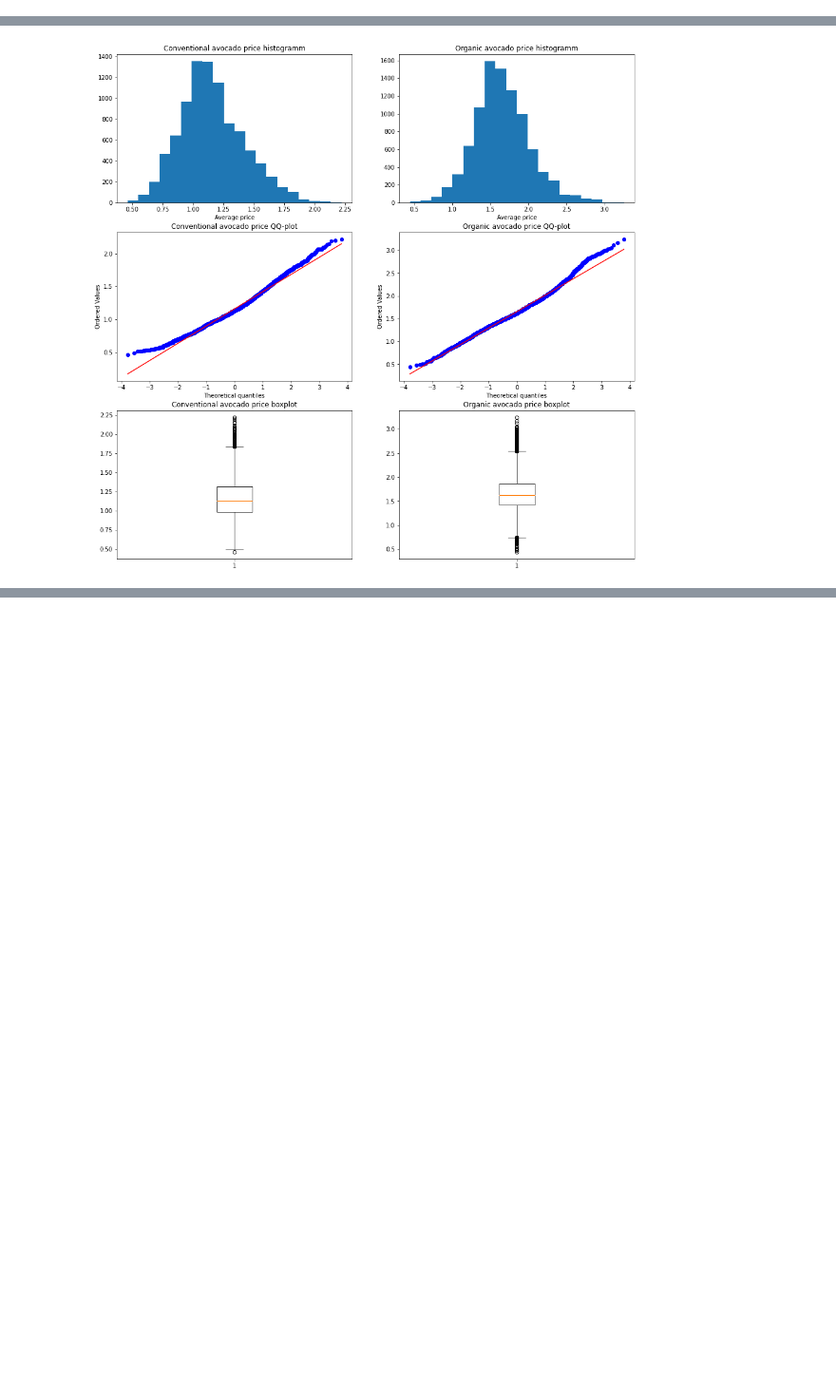
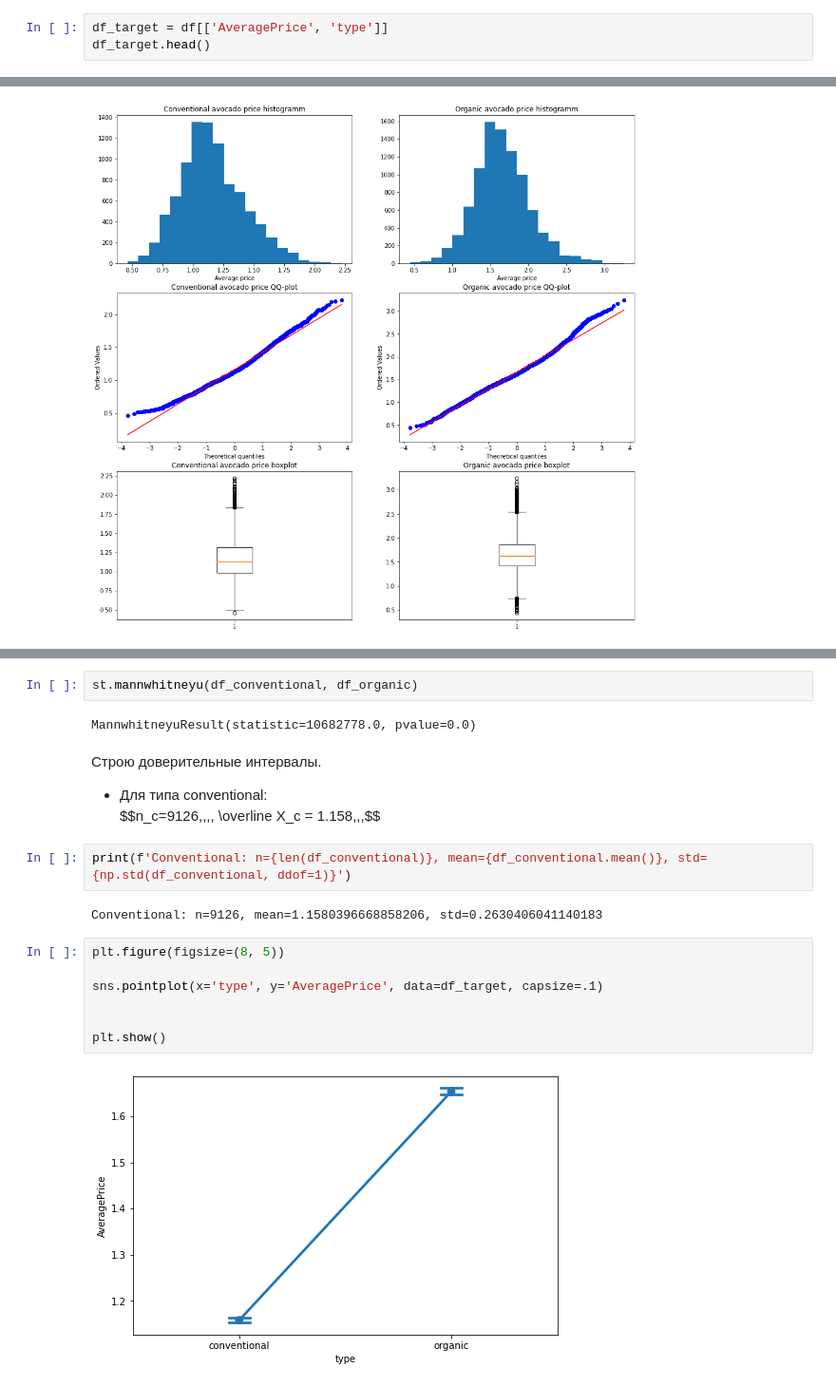
Before and after one commit to AntonyVasilev/Probability-theory-and-Math-statistics, a Jupyter notebook: draft notebook.ipynb, the cells around one changed output, grey strips where cells are left out. Shown: that part at 95% size. Drawn from its saved outputs; the diff is of its cells as text; blank space fills up the shorter version.

```diff
--- a/draft notebook.ipynb
+++ b/draft notebook.ipynb
@@ -77,3 +79,6 @@ df_conventional.shape
 df_organic.shape
 # %% [output]
 (9123,)
+# %%
+df_target = df[['AveragePrice', 'type']]
+df_target.head()
@@ -111,0 +141,21 @@ plt.show()
+# %%
+st.mannwhitneyu(df_conventional, df_organic)
+# %% [output]
+MannwhitneyuResult(statistic=10682778.0, pvalue=0.0)
+# %% [markdown]
+Строю доверительные интервалы.
+* Для типа conventional:
+$$n_c=9126,\,\,\, \overline X_c = 1.158,\,\,\$$
+# %%
+print(f'Conventional: n={len(df_conventional)}, mean={df_conventional.mean()}, std={np.std(df_conventional, ddof=1)}')
+# %% [output]
+Conventional: n=9126, mean=1.1580396668858206, std=0.2630406041140183
+# %%
+plt.figure(figsize=(8, 5))
+
+sns.pointplot(x='type', y='AveragePrice', data=df_target, capsize=.1)
+
+
+plt.show()
+# %% [output]
+[figure, added]
```
Also changed, not shown: parts of 5 cells of this notebook.
